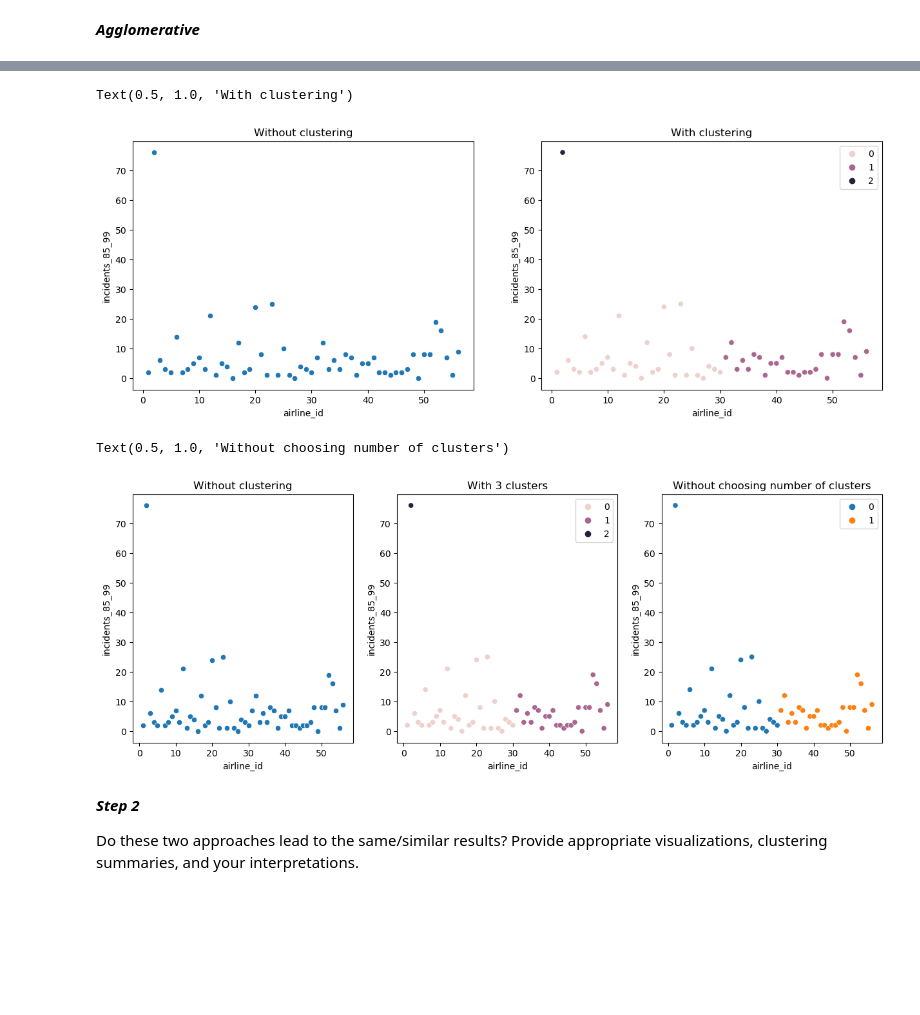
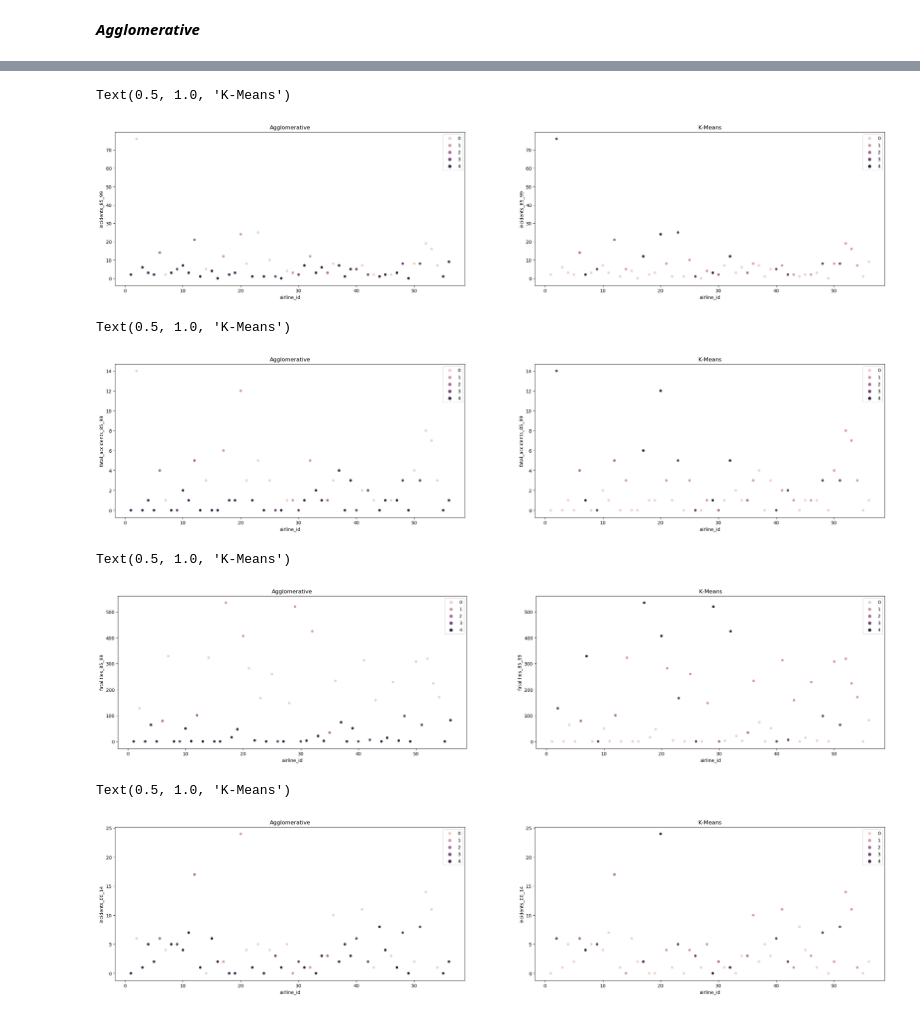
Before and after one commit to TheFrankdalorian/IMT_574, a Jupyter notebook: Week5/Homework/5.6_Clustering.ipynb, the cells around one changed output, grey strips where cells are left out. Cells and saved outputs as stored; diff of their text form; code cells hidden in the pictures; blank space fills up the shorter version.

Commit message:
Clustering

```diff
--- a/Week5/Homework/5.6_Clustering.ipynb
+++ b/Week5/Homework/5.6_Clustering.ipynb
@@ -293,0 +108,4 @@ plt.show()
+# %%
+clustering_model = AgglomerativeClustering(n_clusters=5, linkage="ward")
+clustering_model.fit(airline_dataset)
+labels = clustering_model.labels_
@@ -309,4 +130,5 @@ plt.axhline(80, color='crimson');
-# %%
-clustering_model = AgglomerativeClustering(n_clusters=3, linkage="ward")
-clustering_model.fit(df)
-labels = clustering_model.labels_
+# %%
+# Cluster algorithm using K=5
+num_clusters = 5
+clusters_5=KMeans(num_clusters,random_state=30).fit(airline_dataset)
+clusters_5.labels_
@@ -313,7 +153,17 @@ labels = clustering_model.labels_
+# %%
+#Fitting the model
+pred_kmeans_5= clusters_5.fit_predict(airline_dataset)
+# %%
+fig, axes = plt.subplots(nrows=1, ncols=2, figsize=(30,6))
+sns.scatterplot(ax=axes[0], data=airline_dataset, x='airline_id', y='incidents_85_99', hue=clustering_model.labels_).set_title('Agglomerative')
+sns.scatterplot(ax=axes[1], data=airline_dataset, x='airline_id', y='incidents_85_99', hue=pred_kmeans_5).set_title('K-Means')
+# %% [output]
+Text(0.5, 1.0, 'K-Means')
+[figure, added]
 # %%
-fig, axes = plt.subplots(nrows=1, ncols=2, figsize=(15,5))
-sns.scatterplot(ax=axes[0], data=df, x='airline_id', y='incidents_85_99').set_title('Without clustering')
-sns.scatterplot(ax=axes[1], data=df, x='airline_id', y='incidents_85_99', hue=clustering_model.labels_).set_title('With clustering')
+fig, axes = plt.subplots(nrows=1, ncols=2, figsize=(30,6))
+sns.scatterplot(ax=axes[0], data=airline_dataset, x='airline_id', y='fatal_accidents_85_99', hue=clustering_model.labels_).set_title('Agglomerative')
+sns.scatterplot(ax=axes[1], data=airline_dataset, x='airline_id', y='fatal_accidents_85_99', hue=pred_kmeans_5).set_title('K-Means')
 # %% [output]
-Text(0.5, 1.0, 'With clustering')
+Text(0.5, 1.0, 'K-Means')
-[figure, old version]
+[figure, new version]
@@ -324,12 +170,14 @@ labels_no_clusters = clustering_model_no_clusters.labels_
 # %%
-fig, axes = plt.subplots(nrows=1, ncols=3, figsize=(15,5))
-sns.scatterplot(ax=axes[0], data=df, x='airline_id', y='incidents_85_99').set_title('Without clustering')
-sns.scatterplot(ax=axes[1], data=df, x='airline_id', y='incidents_85_99', hue=clustering_model.labels_).set_title('With 3 clusters')
-sns.scatterplot(ax=axes[2], data=df, x='airline_id', y='incidents_85_99', hue=clustering_model_no_clusters.labels_).set_title('Without choosing number of clusters')
+fig, axes = plt.subplots(nrows=1, ncols=2, figsize=(30,6))
+sns.scatterplot(ax=axes[0], data=airline_dataset, x='airline_id', y='fatalities_85_99', hue=clustering_model.labels_).set_title('Agglomerative')
+sns.scatterplot(ax=axes[1], data=airline_dataset, x='airline_id', y='fatalities_85_99', hue=pred_kmeans_5).set_title('K-Means')
 # %% [output]
-Text(0.5, 1.0, 'Without choosing number of clusters')
+Text(0.5, 1.0, 'K-Means')
-[figure, old version]
+[figure, new version]
-# %% [markdown]
-***Step 2***
-
-Do these two approaches lead to the same/similar results? Provide appropriate visualizations, clustering summaries, and your interpretations.
+# %%
+fig, axes = plt.subplots(nrows=1, ncols=2, figsize=(30,6))
+sns.scatterplot(ax=axes[0], data=airline_dataset, x='airline_id', y='incidents_00_14', hue=clustering_model.labels_).set_title('Agglomerative')
+sns.scatterplot(ax=axes[1], data=airline_dataset, x='airline_id', y='incidents_00_14', hue=pred_kmeans_5).set_title('K-Means')
+# %% [output]
+Text(0.5, 1.0, 'K-Means')
+[figure, added]
```
Also changed, not shown: parts of 39 cells of this notebook.
